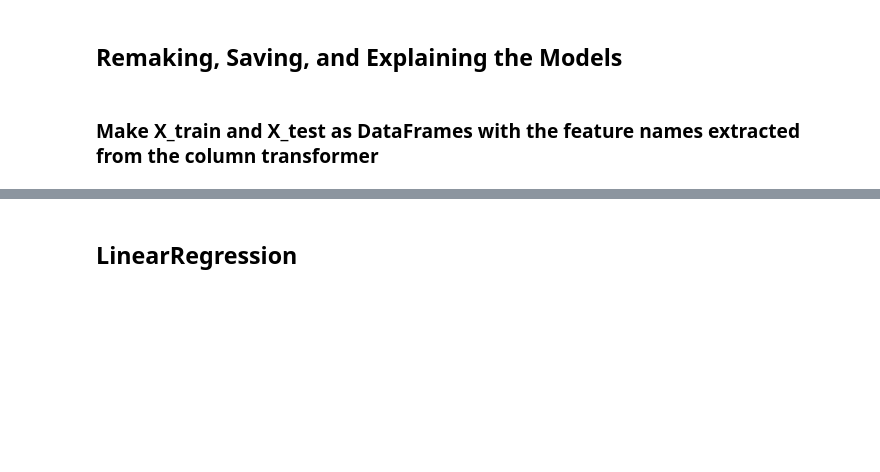
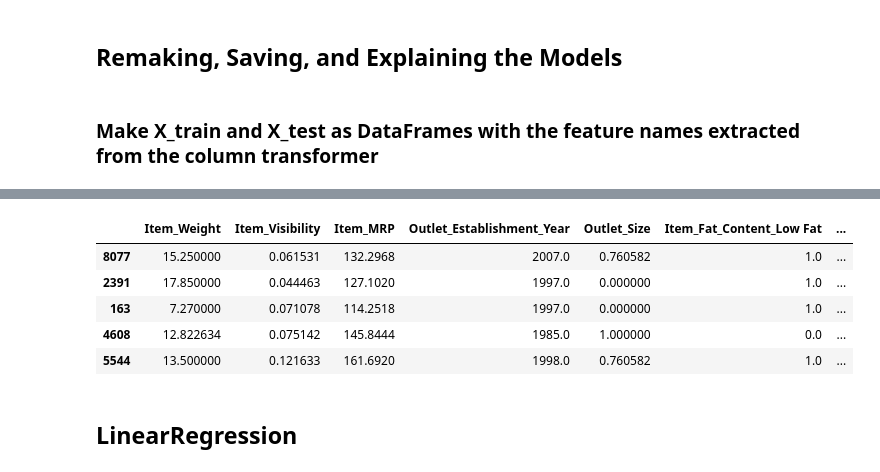
Before and after one commit to andreacohen7/Supermarket-Sales, a Jupyter notebook: Supermarket Sales.ipynb, the cells around one changed output, grey strips where cells are left out. Drawn from its saved outputs; the diff is of its cells as text; code cells hidden in the pictures; blank space fills up the shorter version.

```diff
--- a/Supermarket Sales.ipynb
+++ b/Supermarket Sales.ipynb
@@ -294,3 +417,14 @@ df.describe()
+# %%
+# create a preprocessed DataFrame for the test set
+X_test_df = pd.DataFrame(preprocessor.transform(X_test), columns = feature_names, index = X_test.index)
+X_test_df.head()
+# %% [output]
+|  | Item_Weight | Item_Visibility | Item_MRP | Outlet_Establishment_Year | Outlet_Size | Item_Fat_Content_Low Fat | ... |
+| 8077 | 15.250000 | 0.061531 | 132.2968 | 2007.0 | 0.760582 | 1.0 | ... |
+| 2391 | 17.850000 | 0.044463 | 127.1020 | 1997.0 | 0.000000 | 1.0 | ... |
+| 163 | 7.270000 | 0.071078 | 114.2518 | 1997.0 | 0.000000 | 1.0 | ... |
+| 4608 | 12.822634 | 0.075142 | 145.8444 | 1985.0 | 1.000000 | 0.0 | ... |
+| 5544 | 13.500000 | 0.121633 | 161.6920 | 1998.0 | 0.760582 | 1.0 | ... |
 # %% [markdown]
 ## LinearRegression
 # %% [markdown]
```
Also changed, not shown: parts of 14 cells of this notebook.
